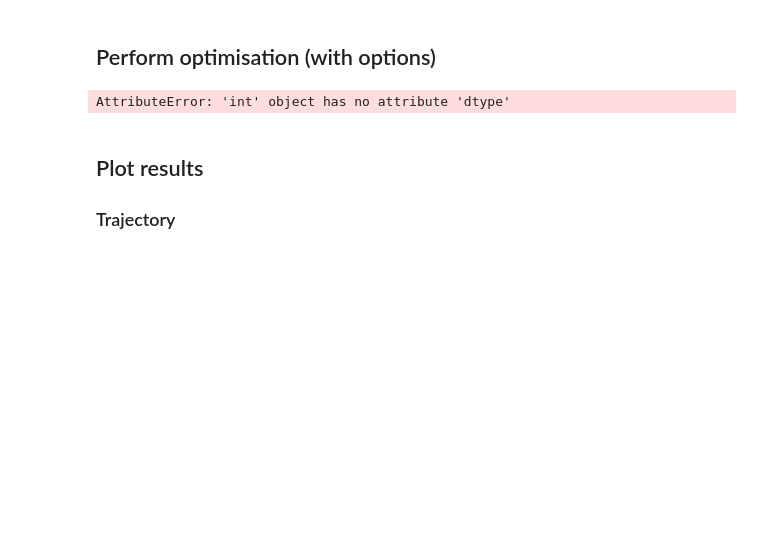
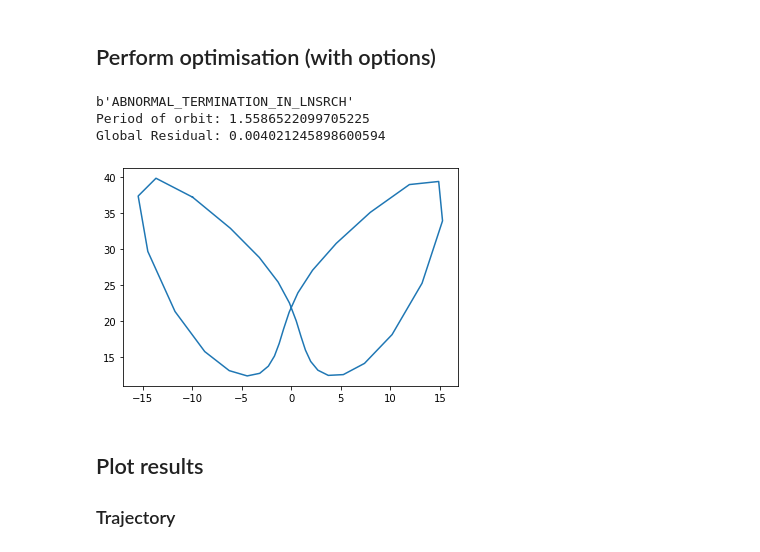
Before and after one commit to tb6g16/pyReSolver, a Jupyter notebook: notebooks/lorenz_test.ipynb, the cells around one changed output. Cells and saved outputs as stored; diff of their text form; code cells hidden in the pictures; blank space fills up the shorter version.

```diff
--- a/notebooks/lorenz_test.ipynb
+++ b/notebooks/lorenz_test.ipynb
@@ -71,7 +71,7 @@ def integrate_traj_array(traj):
 # %%
 T = 1.5586522099705225
 # T = 6
-init_traj = Trajectory(array2list(np.zeros([int(T*10), 3], dtype = complex)))
+init_traj = Trajectory(array2list(np.zeros([int(T*12), 3], dtype = complex)))
 for i in range(1, init_traj.shape[0]):
     for j in range(3):
         init_traj[i, j] = 0.1*(rand.gauss(0, 1) + 1j*rand.gauss(0, 1))
@@ -83,23 +83,26 @@ op_traj = init_traj
 op_freq = init_freq
 traces = None
 # %%
-maxiter = 50
+maxiter = 100
 
 op_traj, op_freq, traces, sol = my_min(op_traj, op_freq, sys, mean, iter = maxiter, traces = traces)
 
 print()
 print(sol.message)
 print("Period of orbit: " + str((2*np.pi)/op_freq))
 print("Global Residual: " + str(res_funcs.global_residual(op_traj, sys, op_freq, mean)))
 
 # print(res_funcs.local_residual(init_traj, sys, init_freq, mean).modes)
 
 # disc = 10000
 # disc = None
 # op_traj.plot(disc = disc, mean = mean, proj = 'xz')
-op_traj.plot(mean = mean)
+op_traj.plot(mean = mean, proj = 'xz')
 # %% [output]
-AttributeError: 'int' object has no attribute 'dtype'
+b'ABNORMAL_TERMINATION_IN_LNSRCH'
+Period of orbit: 1.5586522099705225
+Global Residual: 0.004021245898600594
+[figure, added]
 # %% [markdown]
 ## Plot results
 
```
Also changed, not shown: 7 other files.
